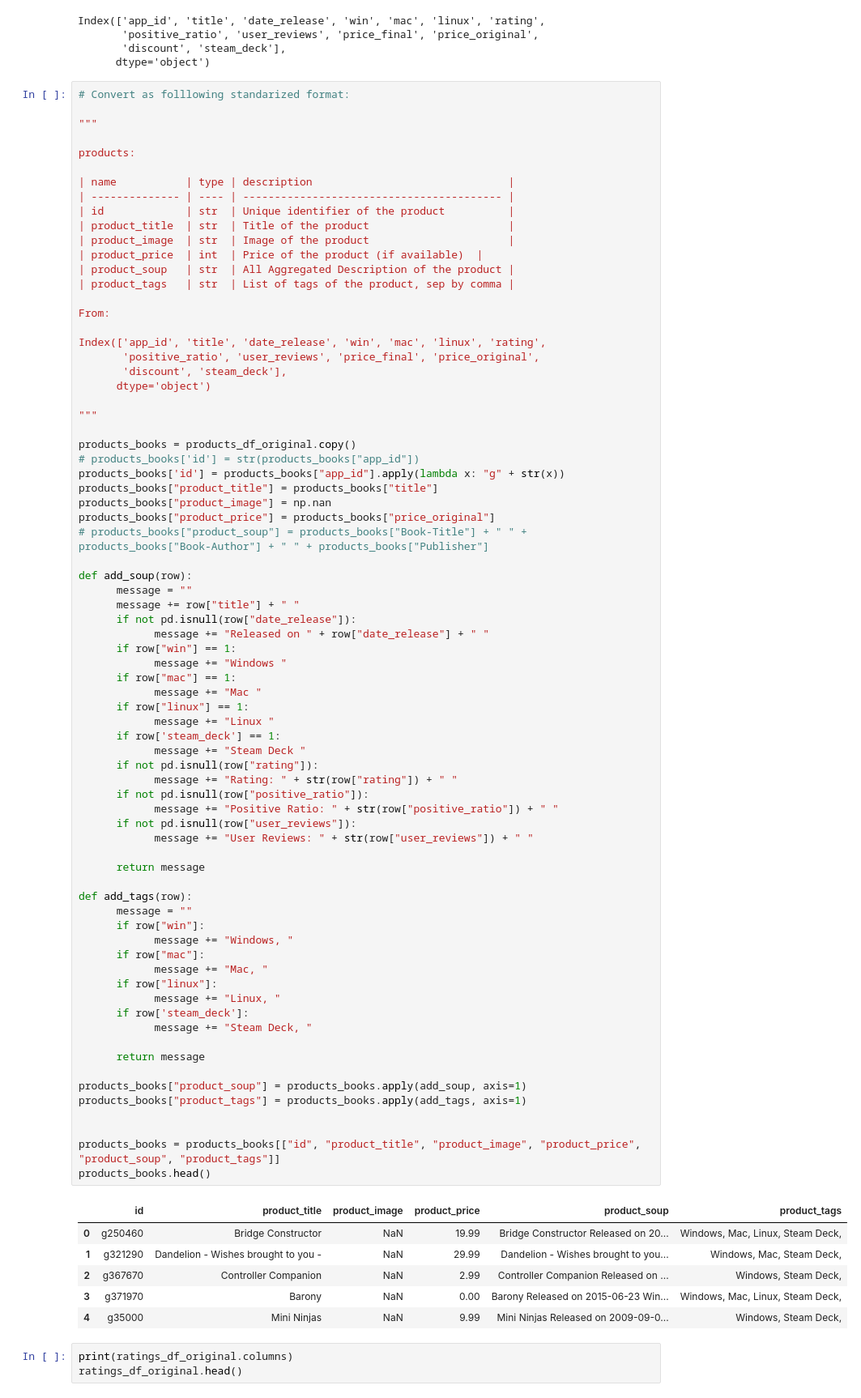
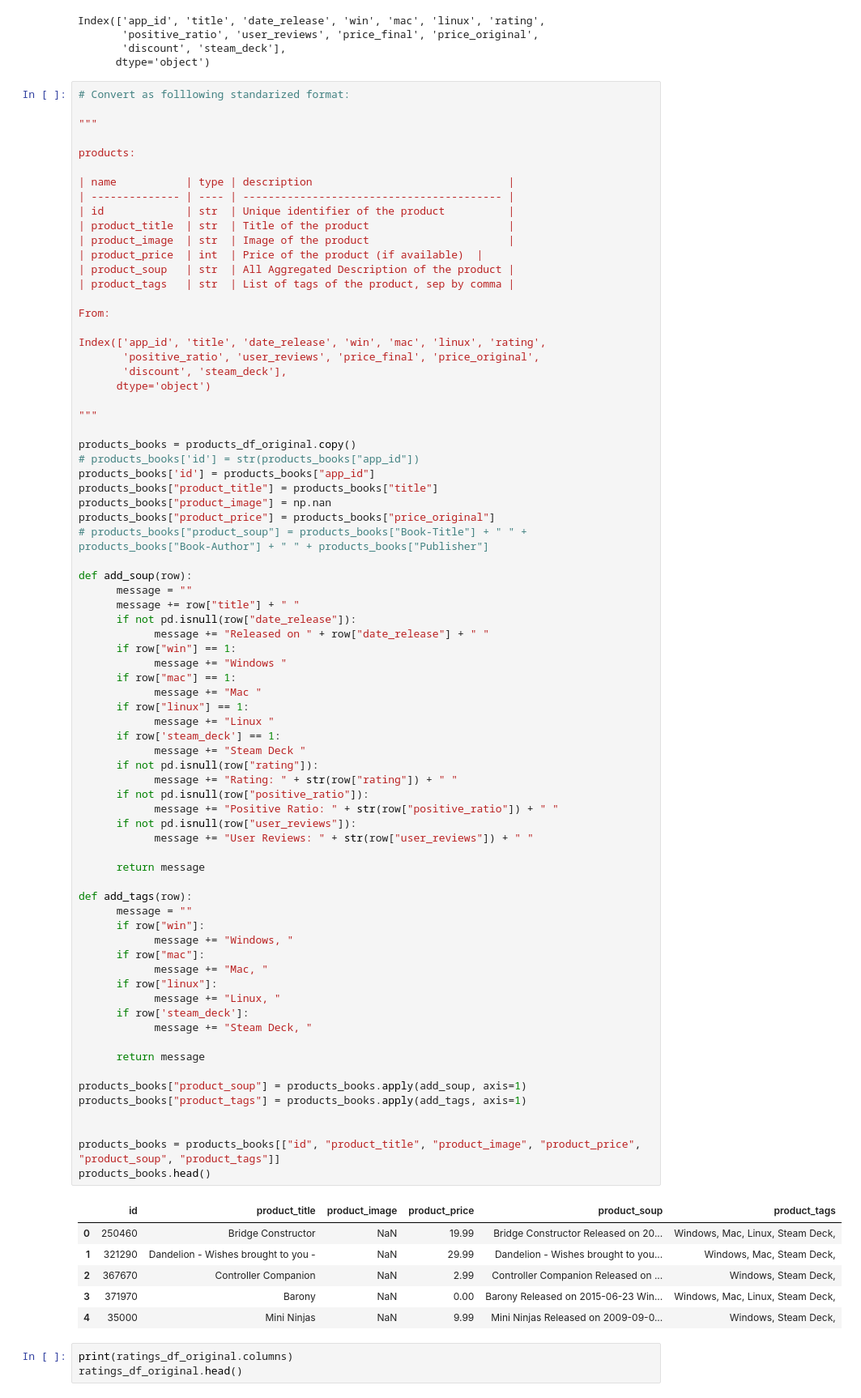
Before and after one commit to NeneWang/recommendation-systems-exploration, a Jupyter notebook: enhancement/standard_format_data_games.ipynb, the cells around one changed output. Shown: that part at 81% size. Cells and saved outputs as stored; diff of their text form.

```diff
--- a/enhancement/standard_format_data_games.ipynb
+++ b/enhancement/standard_format_data_games.ipynb
@@ -57,7 +57,7 @@ Index(['app_id', 'title', 'date_release', 'win', 'mac', 'linux', 'rating',
 
 products_books = products_df_original.copy()
 # products_books['id'] = str(products_books["app_id"])
-products_books['id'] = products_books["app_id"].apply(lambda x: "g" + str(x))
+products_books['id'] = products_books["app_id"]
 products_books["product_title"] = products_books["title"]
 products_books["product_image"] = np.nan
 products_books["product_price"] = products_books["price_original"]
@@ -79,38 +79,38 @@ def add_soup(row):
       if not pd.isnull(row["rating"]):
             message += "Rating: " + str(row["rating"]) + " "
       if not pd.isnull(row["positive_ratio"]):
             message += "Positive Ratio: " + str(row["positive_ratio"]) + " "
       if not pd.isnull(row["user_reviews"]):
             message += "User Reviews: " + str(row["user_reviews"]) + " "
 
       return message
 
 def add_tags(row):
       message = ""
       if row["win"]:
             message += "Windows, "
       if row["mac"]:
             message += "Mac, "
       if row["linux"]:
             message += "Linux, "
       if row['steam_deck']:
             message += "Steam Deck, "
 
       return message
 
 products_books["product_soup"] = products_books.apply(add_soup, axis=1)
 products_books["product_tags"] = products_books.apply(add_tags, axis=1)
 
 
 products_books = products_books[["id", "product_title", "product_image", "product_price", "product_soup", "product_tags"]]
 products_books.head()
 # %% [output]
 |  | id | product_title | product_image | product_price | product_soup | product_tags |
-| 0 | g250460 | Bridge Constructor | NaN | 19.99 | Bridge Constructor Released on 20... | Windows, Mac, Linux, Steam Deck, |
-| 1 | g321290 | Dandelion - Wishes brought to you - | NaN | 29.99 | Dandelion - Wishes brought to you... | Windows, Mac, Steam Deck, |
-| 2 | g367670 | Controller Companion | NaN | 2.99 | Controller Companion Released on ... | Windows, Steam Deck, |
-| 3 | g371970 | Barony | NaN | 0.00 | Barony Released on 2015-06-23 Win... | Windows, Mac, Linux, Steam Deck, |
-| 4 | g35000 | Mini Ninjas | NaN | 9.99 | Mini Ninjas Released on 2009-09-0... | Windows, Steam Deck, |
+| 0 | 250460 | Bridge Constructor | NaN | 19.99 | Bridge Constructor Released on 20... | Windows, Mac, Linux, Steam Deck, |
+| 1 | 321290 | Dandelion - Wishes brought to you - | NaN | 29.99 | Dandelion - Wishes brought to you... | Windows, Mac, Steam Deck, |
+| 2 | 367670 | Controller Companion | NaN | 2.99 | Controller Companion Released on ... | Windows, Steam Deck, |
+| 3 | 371970 | Barony | NaN | 0.00 | Barony Released on 2015-06-23 Win... | Windows, Mac, Linux, Steam Deck, |
+| 4 | 35000 | Mini Ninjas | NaN | 9.99 | Mini Ninjas Released on 2009-09-0... | Windows, Steam Deck, |
 # %%
 print(ratings_df_original.columns)
 ratings_df_original.head()
```
Also changed, not shown: parts of 8 cells of this notebook, 1 other file.
